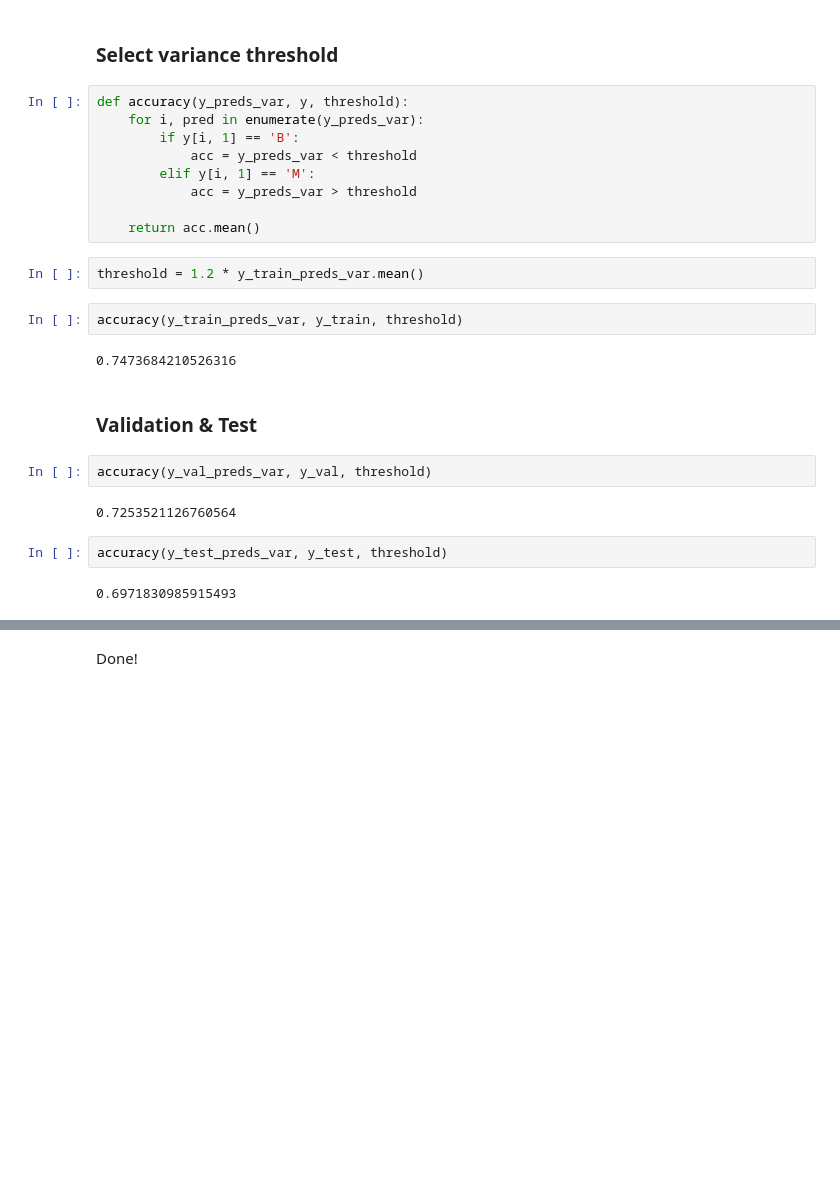
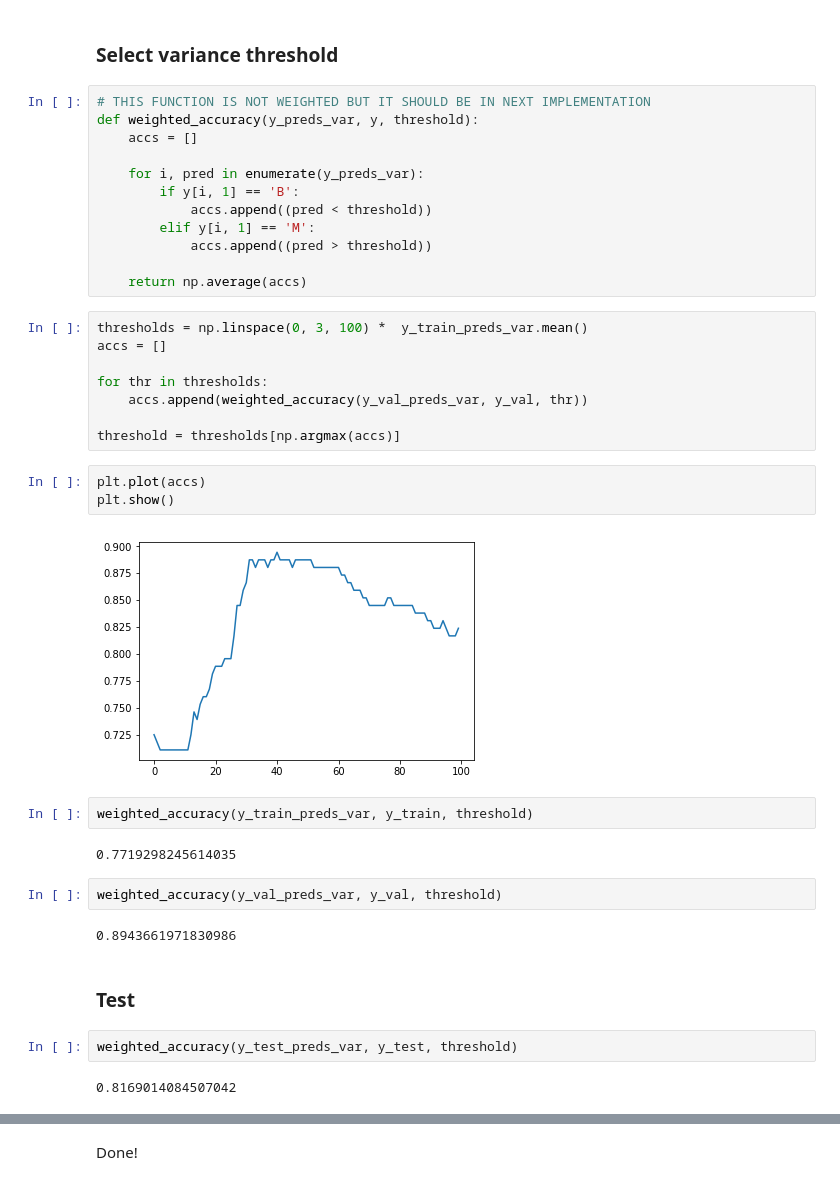
Before and after one commit to leoniloris/Visualization-In-Data-Science, a Jupyter notebook: ensembles/ensembles.ipynb, the cells around one changed output, grey strips where cells are left out. Cells and saved outputs as stored; diff of their text form; blank space fills up the shorter version.

Commit message:
Selecting threshold and using only pca.

```diff
--- a/ensembles/ensembles.ipynb
+++ b/ensembles/ensembles.ipynb
@@ -168,27 +192,41 @@ plt.show()
 # %% [markdown]
 ### Select variance threshold
 # %%
-def accuracy(y_preds_var, y, threshold):
+# THIS FUNCTION IS NOT WEIGHTED BUT IT SHOULD BE IN NEXT IMPLEMENTATION
+def weighted_accuracy(y_preds_var, y, threshold):
+    accs = []
+
     for i, pred in enumerate(y_preds_var):
         if y[i, 1] == 'B':
-            acc = y_preds_var < threshold
+            accs.append((pred < threshold))
         elif y[i, 1] == 'M':
-            acc = y_preds_var > threshold
+            accs.append((pred > threshold))
 
-    return acc.mean()
+    return np.average(accs)
-# %%
-threshold = 1.2 * y_train_preds_var.mean()
+# %%
+thresholds = np.linspace(0, 3, 100) *  y_train_preds_var.mean()
+accs = []
+
+for thr in thresholds:
+    accs.append(weighted_accuracy(y_val_preds_var, y_val, thr))
+
+threshold = thresholds[np.argmax(accs)]
+# %%
+plt.plot(accs)
+plt.show()
+# %% [output]
+[figure, added]
 # %%
-accuracy(y_train_preds_var, y_train, threshold)
+weighted_accuracy(y_train_preds_var, y_train, threshold)
 # %% [output]
-0.7473684210526316
+0.7719298245614035
+# %%
+weighted_accuracy(y_val_preds_var, y_val, threshold)
+# %% [output]
+0.8943661971830986
 # %% [markdown]
-### Validation & Test
+### Test
-# %%
-accuracy(y_val_preds_var, y_val, threshold)
-# %% [output]
-0.7253521126760564
 # %%
-accuracy(y_test_preds_var, y_test, threshold)
+weighted_accuracy(y_test_preds_var, y_test, threshold)
 # %% [output]
-0.6971830985915493
+0.8169014084507042
```
Also changed, not shown: parts of 34 cells of this notebook, 1 other file.
